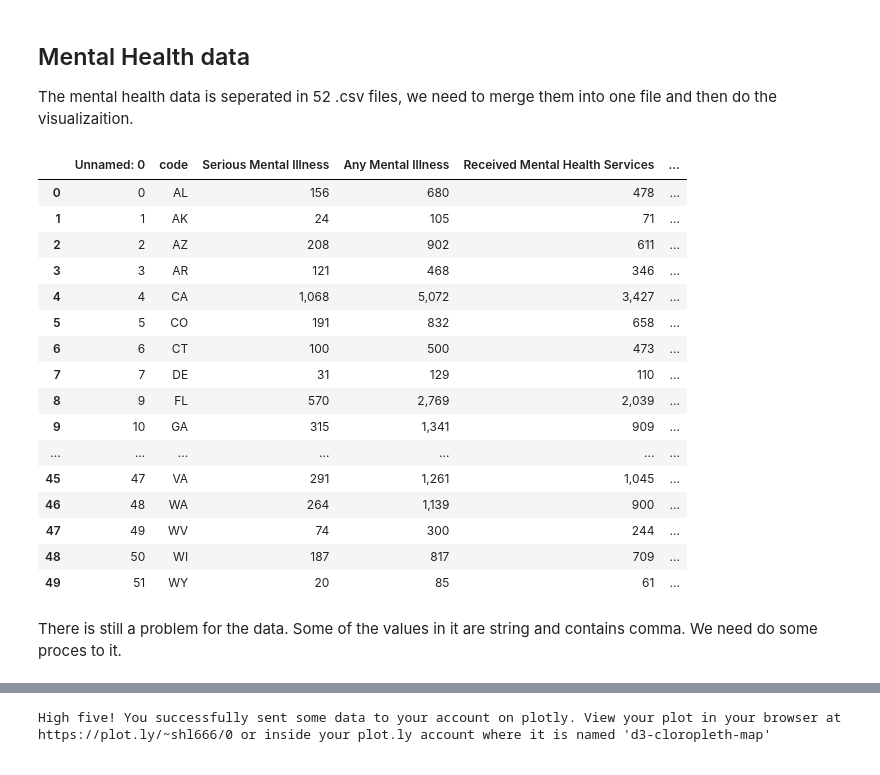
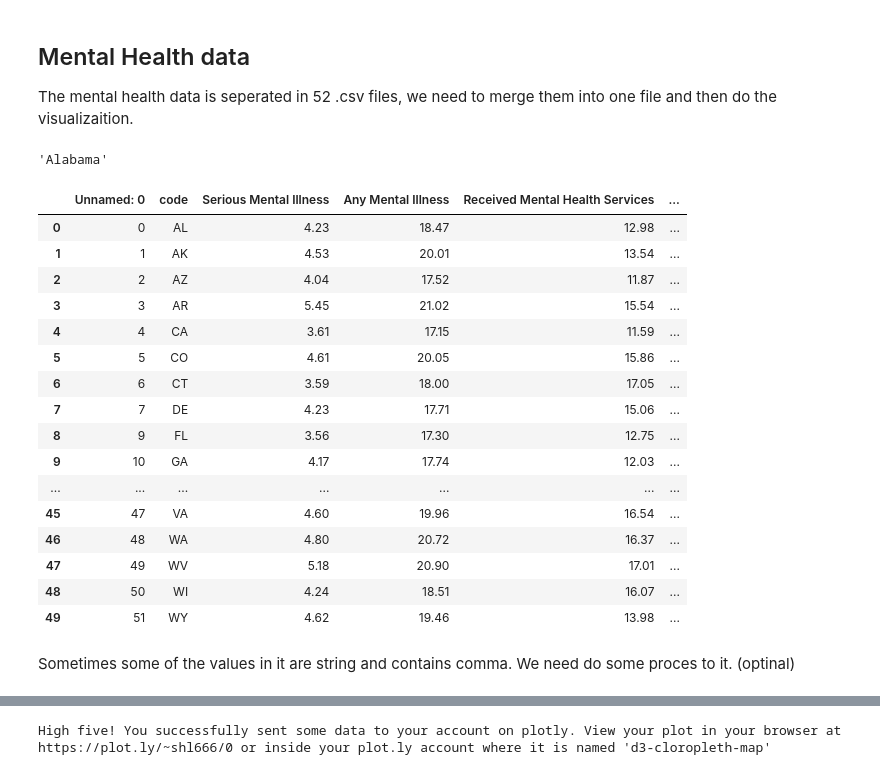
Before and after one commit to KennySitu/Team_Two_But_-1_In_Standings, a Jupyter notebook: Visualization/Visualization.ipynb, the cells around one changed output, grey strips where cells are left out. Cells and saved outputs as stored; diff of their text form; code cells hidden in the pictures.

Commit message:
update the mental health percentage data

```diff
--- a/Visualization/Visualization.ipynb
+++ b/Visualization/Visualization.ipynb
@@ -191,7 +221,8 @@ def merge2one(in_path,out_path):
     dfs = [] ### the list of sub data frames
     for i in xrange(len(csv_lst)):
         file_name = csv_lst[i]
-        state = ' '.join(re.sub( r"([A-Z])", r" \1", file_name[3:-9]).split()) ### get the state's name
+        state = ' '.join(re.sub( r"([A-Z])", r" \1", file_name[3:-19]).split()) ### get the state's name
+                                                                               ### e.g. 'TheAlabamaPercentageTable.csv' -> 'Alabama'
         if state not in us_state_abbrev:  ### skip the file if the state's name is not in the dictionary
             continue
         df = pd.read_csv(in_path+file_name)  ### read file
@@ -206,34 +237,41 @@ def merge2one(in_path,out_path):
     ### save it to a new .csv file
     assert out_path[-4:] == '.csv', 'The extension of output file is not .csv'
     df.to_csv(out_path)
+# %%
+csv_lst = os.listdir(in_path)
+file_name = csv_lst[0]
+state = ' '.join(re.sub( r"([A-Z])", r" \1", file_name[3:-19]).split())
+state
+# %% [output]
+'Alabama'
 # %%
 ### the path of metal health data
-in_path = "../data/mental_health/"
-out_path = '../data/mental_health.csv'
+in_path = "../data/mental_health_percentage/"
+out_path = '../data/mental_health_percentage.csv'
 
 ### merge the sub files into one
 merge2one(in_path,out_path)
 
 ### read data
 df_mh = pd.read_csv(out_path)
 df_mh
 # %% [output]
 |  | Unnamed: 0 | code | Serious Mental Illness | Any Mental Illness | Received Mental Health Services | ... |
-| 0 | 0 | AL | 156 | 680 | 478 | ... |
-| 1 | 1 | AK | 24 | 105 | 71 | ... |
-| 2 | 2 | AZ | 208 | 902 | 611 | ... |
-| 3 | 3 | AR | 121 | 468 | 346 | ... |
-| 4 | 4 | CA | 1,068 | 5,072 | 3,427 | ... |
-| 5 | 5 | CO | 191 | 832 | 658 | ... |
-| 6 | 6 | CT | 100 | 500 | 473 | ... |
-| 7 | 7 | DE | 31 | 129 | 110 | ... |
-| 8 | 9 | FL | 570 | 2,769 | 2,039 | ... |
-| 9 | 10 | GA | 315 | 1,341 | 909 | ... |
+| 0 | 0 | AL | 4.23 | 18.47 | 12.98 | ... |
+| 1 | 1 | AK | 4.53 | 20.01 | 13.54 | ... |
+| 2 | 2 | AZ | 4.04 | 17.52 | 11.87 | ... |
+| 3 | 3 | AR | 5.45 | 21.02 | 15.54 | ... |
+| 4 | 4 | CA | 3.61 | 17.15 | 11.59 | ... |
+| 5 | 5 | CO | 4.61 | 20.05 | 15.86 | ... |
+| 6 | 6 | CT | 3.59 | 18.00 | 17.05 | ... |
+| 7 | 7 | DE | 4.23 | 17.71 | 15.06 | ... |
+| 8 | 9 | FL | 3.56 | 17.30 | 12.75 | ... |
+| 9 | 10 | GA | 4.17 | 17.74 | 12.03 | ... |
 | ... | ... | ... | ... | ... | ... | ... |
-| 45 | 47 | VA | 291 | 1,261 | 1,045 | ... |
-| 46 | 48 | WA | 264 | 1,139 | 900 | ... |
-| 47 | 49 | WV | 74 | 300 | 244 | ... |
-| 48 | 50 | WI | 187 | 817 | 709 | ... |
-| 49 | 51 | WY | 20 | 85 | 61 | ... |
+| 45 | 47 | VA | 4.60 | 19.96 | 16.54 | ... |
+| 46 | 48 | WA | 4.80 | 20.72 | 16.37 | ... |
+| 47 | 49 | WV | 5.18 | 20.90 | 17.01 | ... |
+| 48 | 50 | WI | 4.24 | 18.51 | 16.07 | ... |
+| 49 | 51 | WY | 4.62 | 19.46 | 13.98 | ... |
 # %% [markdown]
-There is still a problem for the data. Some of the values in it are string and contains comma. We need do some proces to it.
+Sometimes some of the values in it are string and contains comma. We need do some proces to it. (optinal)
```
Also changed, not shown: parts of 9 cells of this notebook, 58 other files.
